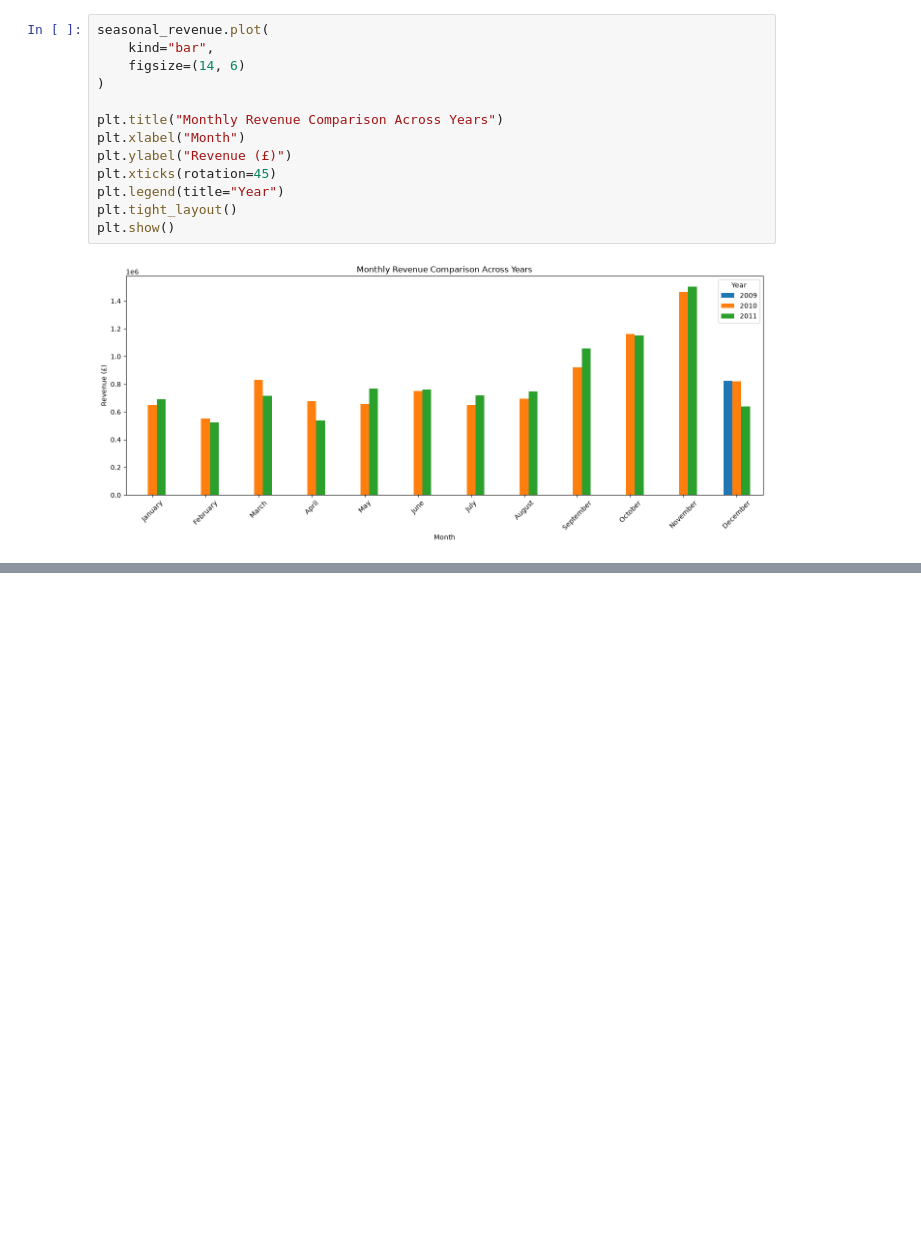
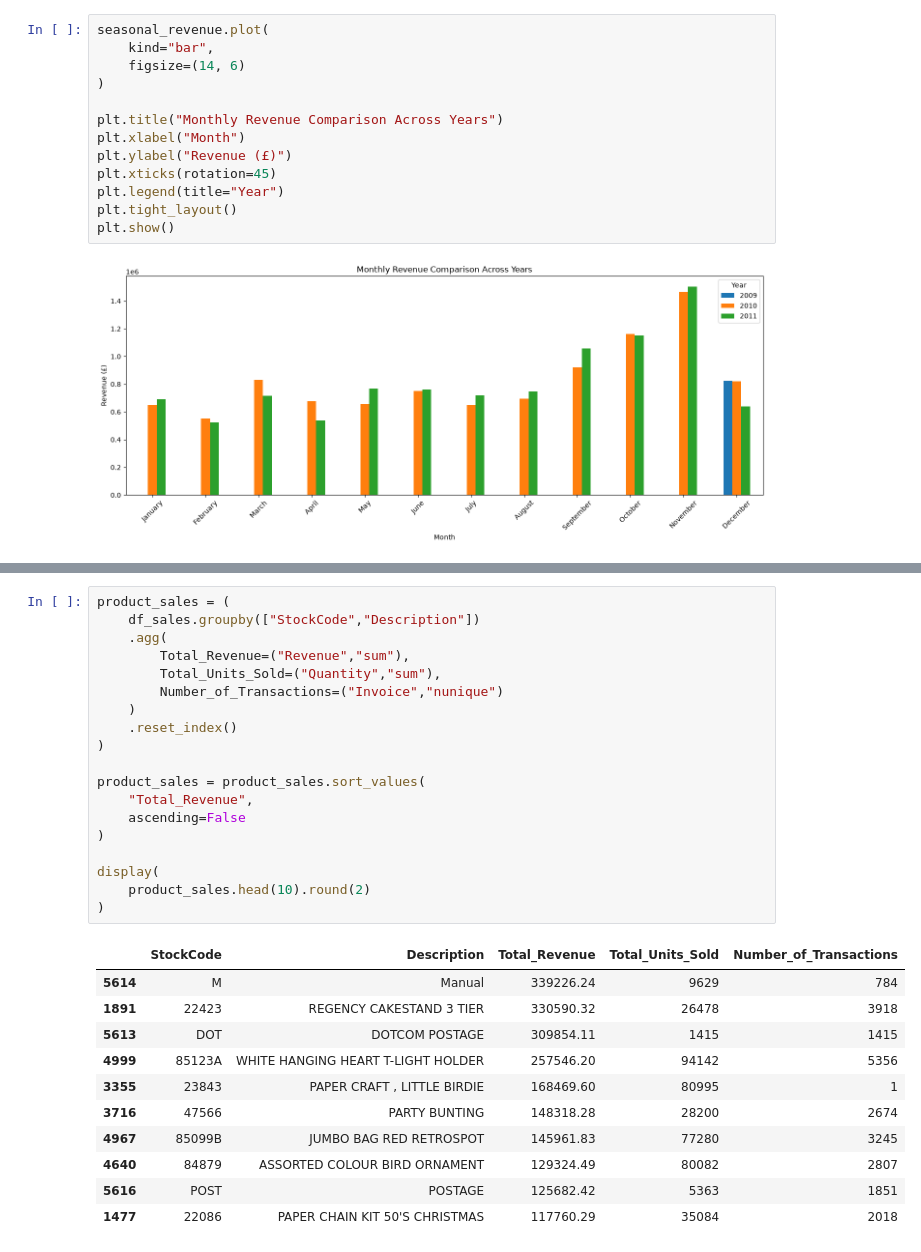
Before and after one commit to siddardha-007/retail-pulse-analytics, a Jupyter notebook: notebooks/03_feature_engineering.ipynb, the cells around one changed output, grey strips where cells are left out. Saved outputs shown, nothing was run; the diff lists cells and outputs as text; blank space fills up the shorter version.

```diff
--- a/notebooks/03_feature_engineering.ipynb
+++ b/notebooks/03_feature_engineering.ipynb
@@ -381,0 +386,31 @@ plt.show()
+# %%
+product_sales = (
+    df_sales.groupby(["StockCode","Description"])
+    .agg(
+        Total_Revenue=("Revenue","sum"),
+        Total_Units_Sold=("Quantity","sum"),
+        Number_of_Transactions=("Invoice","nunique")
+    )
+    .reset_index()
+)
+
+product_sales = product_sales.sort_values(
+    "Total_Revenue",
+    ascending=False
+)
+
+display(
+    product_sales.head(10).round(2)
+)
+# %% [output]
+|  | StockCode | Description | Total_Revenue | Total_Units_Sold | Number_of_Transactions |
+| 5614 | M | Manual | 339226.24 | 9629 | 784 |
+| 1891 | 22423 | REGENCY CAKESTAND 3 TIER | 330590.32 | 26478 | 3918 |
+| 5613 | DOT | DOTCOM POSTAGE | 309854.11 | 1415 | 1415 |
+| 4999 | 85123A | WHITE HANGING HEART T-LIGHT HOLDER | 257546.20 | 94142 | 5356 |
+| 3355 | 23843 | PAPER CRAFT , LITTLE BIRDIE | 168469.60 | 80995 | 1 |
+| 3716 | 47566 | PARTY BUNTING | 148318.28 | 28200 | 2674 |
+| 4967 | 85099B | JUMBO BAG RED RETROSPOT | 145961.83 | 77280 | 3245 |
+| 4640 | 84879 | ASSORTED COLOUR BIRD ORNAMENT | 129324.49 | 80082 | 2807 |
+| 5616 | POST | POSTAGE | 125682.42 | 5363 | 1851 |
+| 1477 | 22086 | PAPER CHAIN KIT 50'S CHRISTMAS | 117760.29 | 35084 | 2018 |
```
Also changed, not shown: parts of 10 cells of this notebook.
